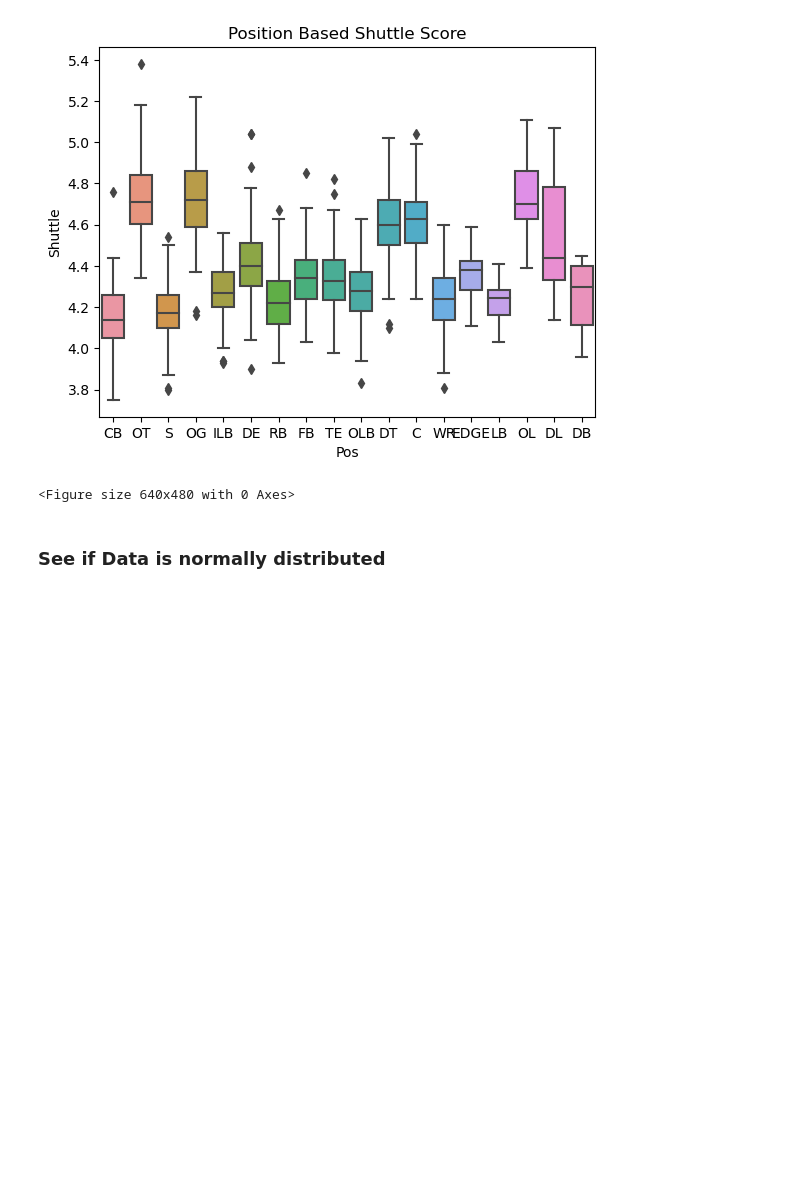
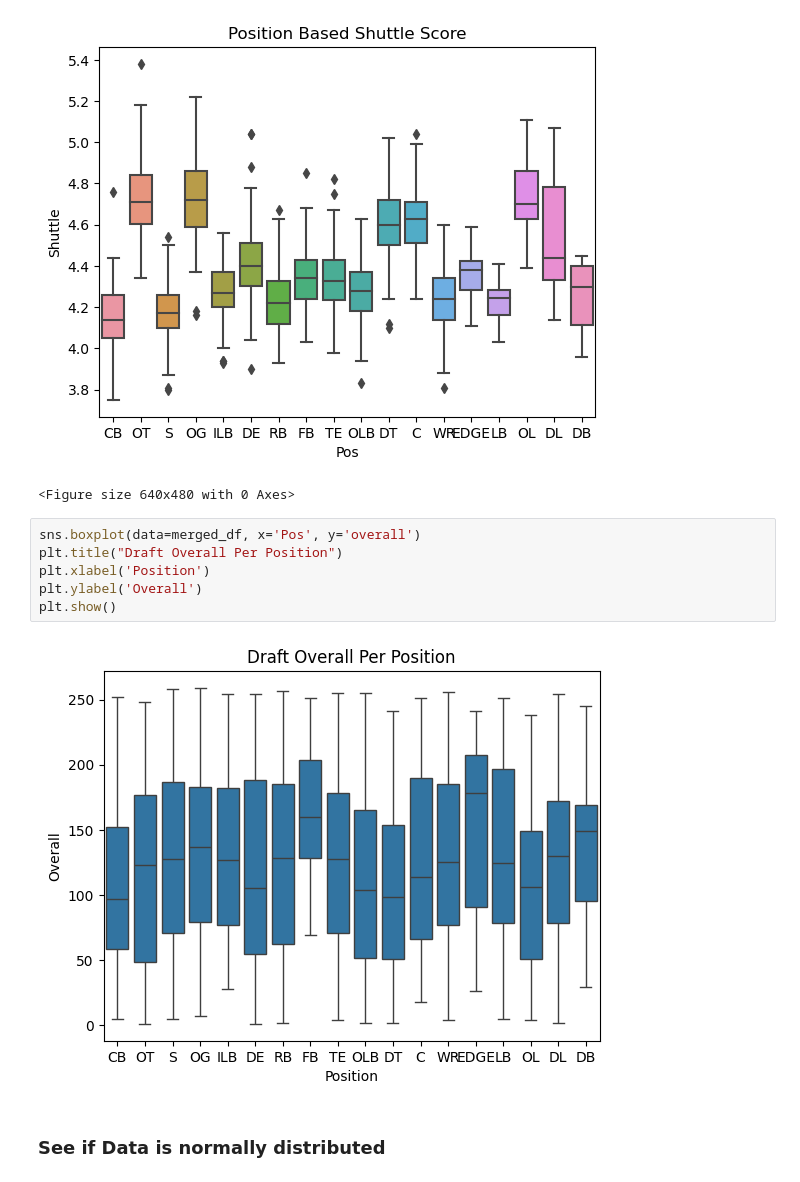
Before and after one commit to mcdonaldpmsoe/CSC2621-Final, a Jupyter notebook: main.ipynb, the cells around one changed output. Saved outputs shown, nothing was run; the diff lists cells and outputs as text; blank space fills up the shorter version.

```diff
--- a/main.ipynb
+++ b/main.ipynb
@@ -213,6 +213,14 @@ for drill in drills:
 [figure]
 [figure]
 <Figure size 640x480 with 0 Axes>
+# %%
+sns.boxplot(data=merged_df, x='Pos', y='overall')
+plt.title("Draft Overall Per Position")
+plt.xlabel('Position')
+plt.ylabel('Overall')
+plt.show()
+# %% [output]
+[figure, added]
 # %% [markdown]
 ### See if Data is normally distributed
 # %%
```
